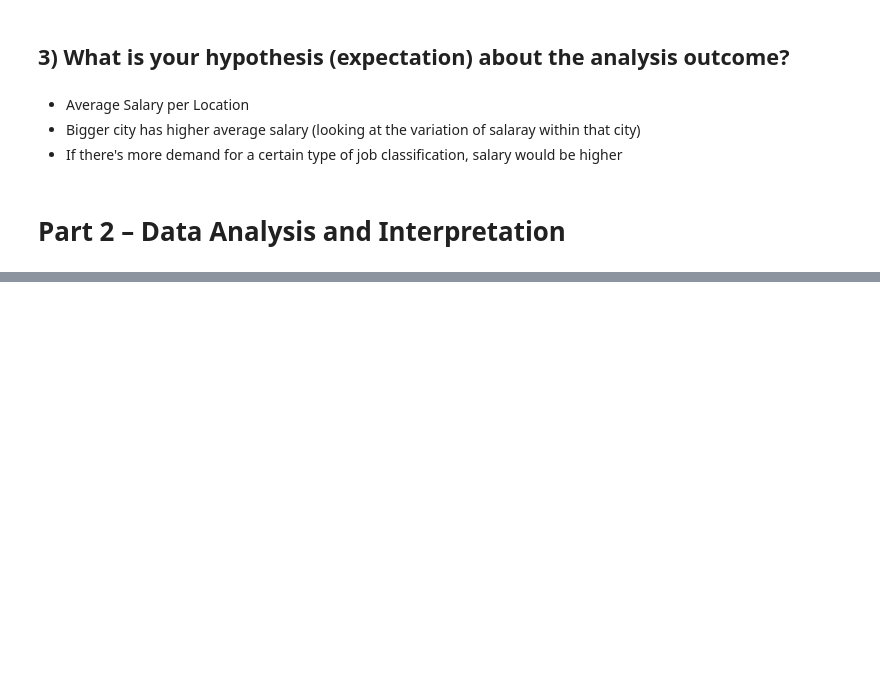
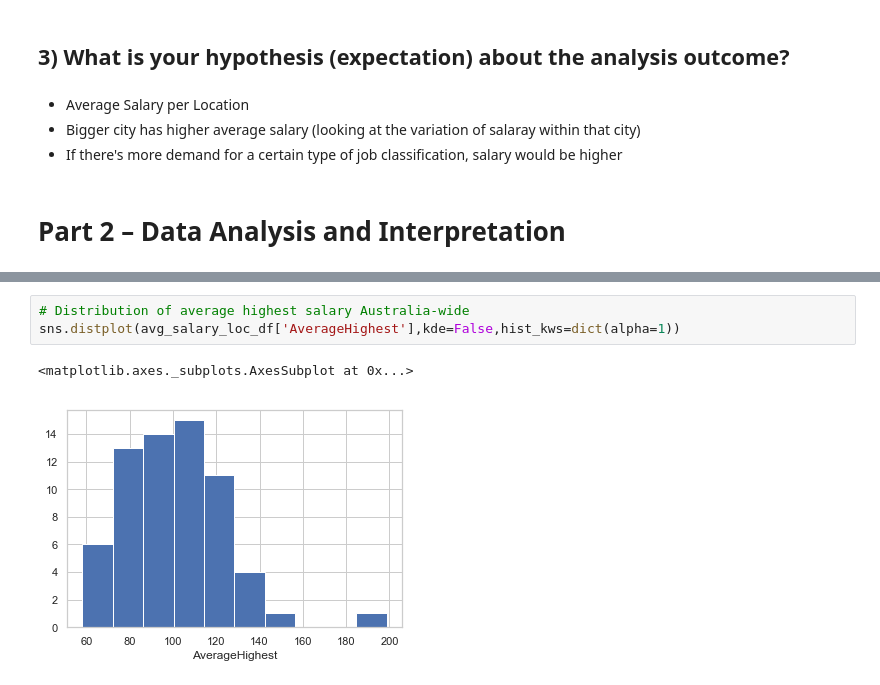
Before and after one commit to longuyen10119/bigDataAssignment, a Jupyter notebook: 3803assignment.ipynb, the cells around one changed output, grey strips where cells are left out. Saved outputs shown, nothing was run; the diff lists cells and outputs as text; blank space fills up the shorter version.

```diff
--- a/3803assignment.ipynb
+++ b/3803assignment.ipynb
@@ -180,0 +258,6 @@ array([nan, 'Full Time', 'Contract/Temp', 'Part Time', 'Casual/Vacation'],
+# %%
+# Distribution of average highest salary Australia-wide
+sns.distplot(avg_salary_loc_df['AverageHighest'],kde=False,hist_kws=dict(alpha=1))
+# %% [output]
+<matplotlib.axes._subplots.AxesSubplot at 0x...>
+[figure, added]
```
Also changed, not shown: parts of 6 cells of this notebook.
